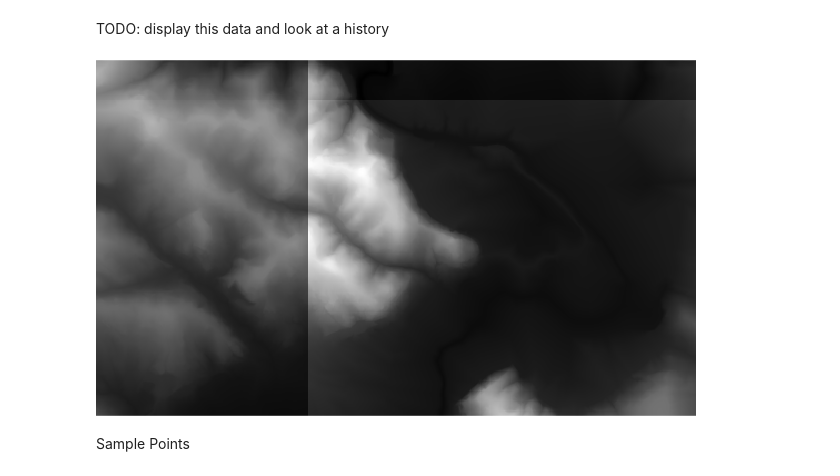
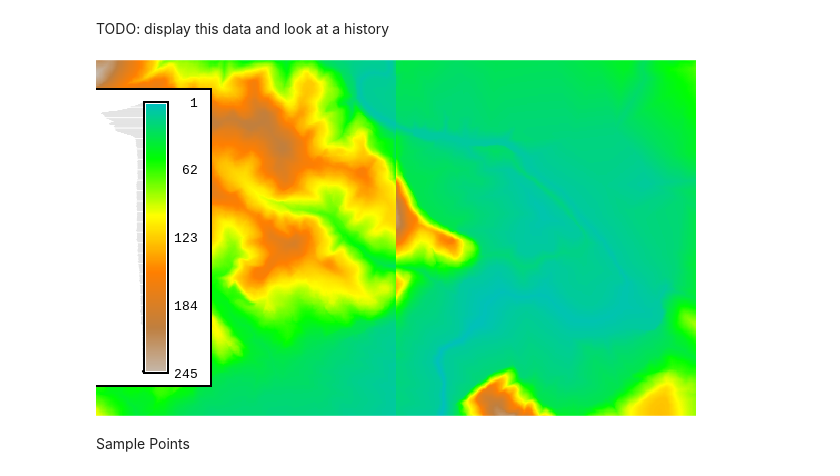
Before and after one commit to ncsu-geoforall-lab/geomorphometry2025_workshop, a Jupyter notebook: geomorphometry_2025_workshop.ipynb, the cells around one changed output. Cells and saved outputs as stored; diff of their text form; code cells hidden in the pictures.

Commit message:
Change R import to use pre compiled versions system version to speed up run time, and added additional visualizations to elevations data, and updated wms configuration.

```diff
--- a/geomorphometry_2025_workshop.ipynb
+++ b/geomorphometry_2025_workshop.ipynb
@@ -100,11 +103,21 @@ cells:      172800
 # %% [markdown]
 Import Data (this isn't working so well for me..). It ends in an error but somehow still imports the data. It creates elevation.1 and elevation.2 instead of one elevation layer.
 # %%
-gs.run_command("r.in.wms",
-               url="http://tinitaly.pi.ingv.it/TINItaly_1_1/wms?",
-               output="elevation",
-               format="tiff",
-               layers="TINItaly_1_1:tinitaly_dem",
-               srs="32632",
-              )
+from grass.exceptions import CalledModuleError
+
+try:
+  gs.run_command("r.in.wms",
+    url="http://tinitaly.pi.ingv.it/TINItaly_1_1/wms?service=WMS",
+    output="elevation",
+    format="geotiff",
+    method="cubicspline",
+    wms_version="1.3.0",
+    layers="TINItaly_1.1:tinitaly_dem",
+    srs="32632",
+    flags="",
+    overwrite=True,
+    quiet=True
+  )
+except CalledModuleError as e:
+  print(e)
 # %% [output]
@@ -130,11 +168,14 @@ The subprocess ended with a non-zero return code: 1. See errors above the traceb
 # %% [markdown]
 TODO: display this data and look at a history
 # %%
+gs.run_command("r.colors", map="elevation.1,elevation.2", color="elevation")
+
 m = gj.Map(use_region=True)
 m.d_rast(map="elevation.1")
+m.d_legend(raster="elevation.1", flags="bds")
 m.show()
 # %% [output]
-[figure, old version]
+[figure, new version]
 # %% [markdown]
 Sample Points
 # %% [markdown]
```
Also changed, not shown: parts of 22 cells of this notebook.
